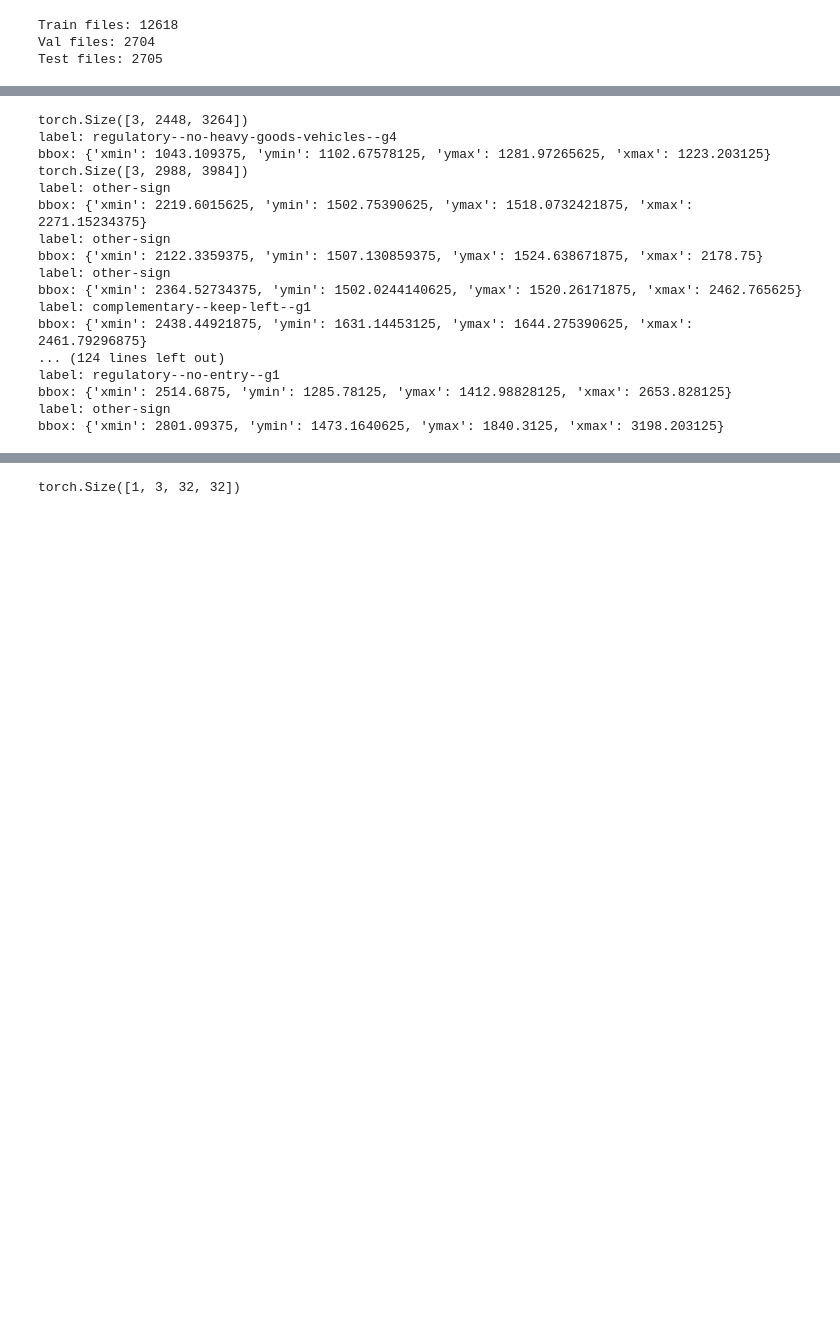
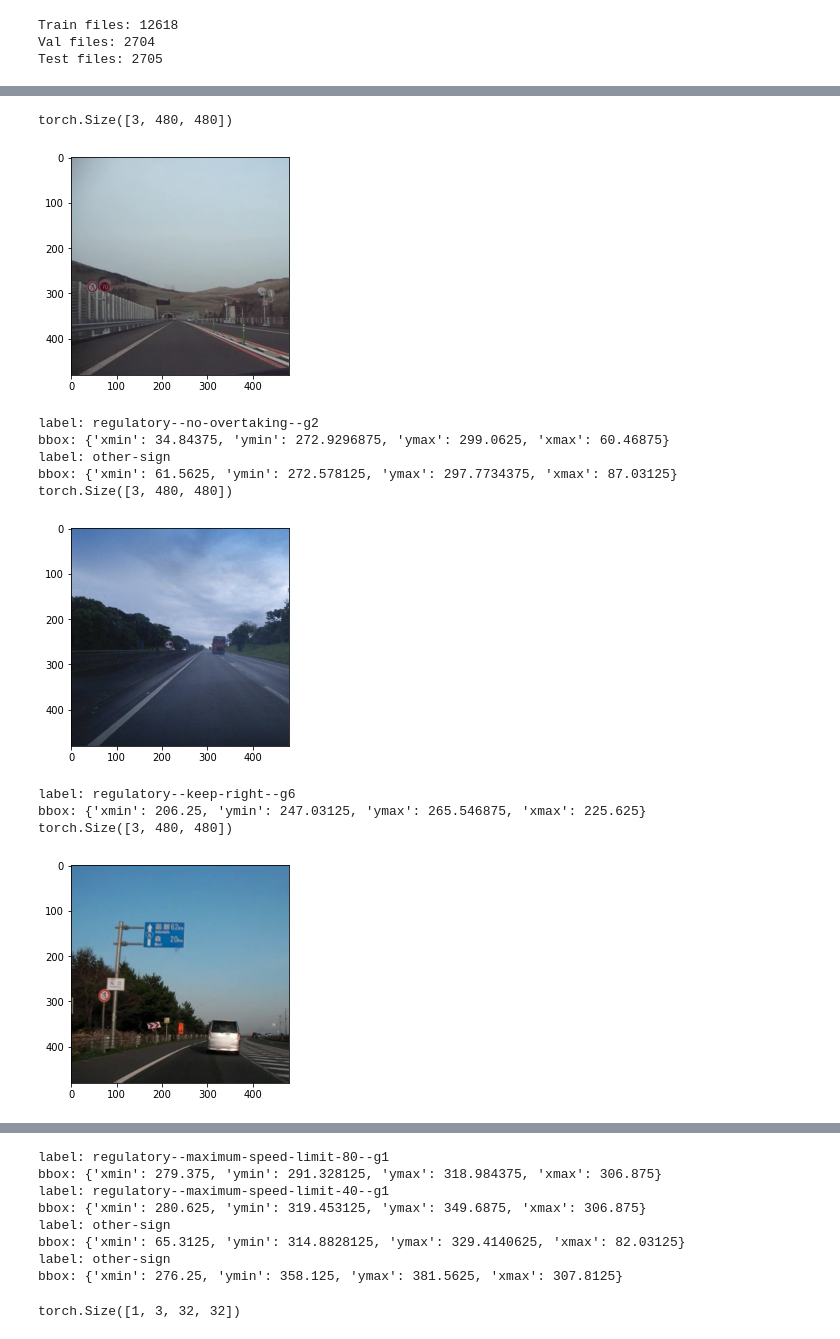
Before and after one commit to carsonljc/APS360-Project, a Jupyter notebook: project.ipynb, the cells around one changed output, grey strips where cells are left out. Saved outputs shown, nothing was run; the diff lists cells and outputs as text; code cells hidden in the pictures; blank space fills up the shorter version.

```diff
--- a/project.ipynb
+++ b/project.ipynb
@@ -279,30 +274,33 @@ class AnnotationDataSet(data.Dataset):
     def __len__(self):
         return len(self.image_ids)
 # %%
-sample_set = AnnotationDataSet("Small_Sample/images", "Small_Sample/annotations", transform=transforms.ToTensor())
+sample_set = AnnotationDataSet("Sample_480/images", "Sample_480/annotations", transform=transforms.ToTensor())
 #sample_set = AnnotationDataSet("Small_Sample/images", "Small_Sample/annotations")
 # %%
 #Check if we can iterate through our dataset
+import matplotlib.pyplot as plt
+
 for img, json_file in iter(sample_set):
   print (img.shape)
+  image = np.transpose(img, [1,2,0])
+  # normalize pixel intensity values to [0, 1]
+  #plt.axis('off')
+  plt.imshow(image)
+  plt.show()
+
   for i in json_file["objects"]:
     print ("label:", i["label"])
     print ("bbox:", i["bbox"])
 # %% [output]
-torch.Size([3, 2448, 3264])
-label: regulatory--no-heavy-goods-vehicles--g4
-bbox: {'xmin': 1043.109375, 'ymin': 1102.67578125, 'ymax': 1281.97265625, 'xmax': 1223.203125}
-torch.Size([3, 2988, 3984])
-label: other-sign
-bbox: {'xmin': 2219.6015625, 'ymin': 1502.75390625, 'ymax': 1518.0732421875, 'xmax': 2271.15234375}
-label: other-sign
-bbox: {'xmin': 2122.3359375, 'ymin': 1507.130859375, 'ymax': 1524.638671875, 'xmax': 2178.75}
-label: other-sign
-bbox: {'xmin': 2364.52734375, 'ymin': 1502.0244140625, 'ymax': 1520.26171875, 'xmax': 2462.765625}
-label: complementary--keep-left--g1
-bbox: {'xmin': 2438.44921875, 'ymin': 1631.14453125, 'ymax': 1644.275390625, 'xmax': 2461.79296875}
-... (124 lines left out)
-label: regulatory--no-entry--g1
-bbox: {'xmin': 2514.6875, 'ymin': 1285.78125, 'ymax': 1412.98828125, 'xmax': 2653.828125}
-label: other-sign
-bbox: {'xmin': 2801.09375, 'ymin': 1473.1640625, 'ymax': 1840.3125, 'xmax': 3198.203125}
+torch.Size([3, 480, 480])
+[figure, added]
+label: regulatory--no-overtaking--g2
+bbox: {'xmin': 34.84375, 'ymin': 272.9296875, 'ymax': 299.0625, 'xmax': 60.46875}
+label: other-sign
+bbox: {'xmin': 61.5625, 'ymin': 272.578125, 'ymax': 297.7734375, 'xmax': 87.03125}
+torch.Size([3, 480, 480])
+[figure, added]
+label: regulatory--keep-right--g6
+bbox: {'xmin': 206.25, 'ymin': 247.03125, 'ymax': 265.546875, 'xmax': 225.625}
+torch.Size([3, 480, 480])
+[figure, added]
@@ -309,3 +335,11 @@ bbox: {'xmin': 2801.09375, 'ymin': 1473.1640625, 'ymax': 1840.3125, 'xmax': 3198
+label: regulatory--maximum-speed-limit-80--g1
+bbox: {'xmin': 279.375, 'ymin': 291.328125, 'ymax': 318.984375, 'xmax': 306.875}
+label: regulatory--maximum-speed-limit-40--g1
+bbox: {'xmin': 280.625, 'ymin': 319.453125, 'ymax': 349.6875, 'xmax': 306.875}
+label: other-sign
+bbox: {'xmin': 65.3125, 'ymin': 314.8828125, 'ymax': 329.4140625, 'xmax': 82.03125}
+label: other-sign
+bbox: {'xmin': 276.25, 'ymin': 358.125, 'ymax': 381.5625, 'xmax': 307.8125}
 # %%
 sample_loader = torch.utils.data.DataLoader(sample_set, batch_size=1)
 sd_size = 32 #Sliding window size
```
Also changed, not shown: parts of 7 cells of this notebook.
